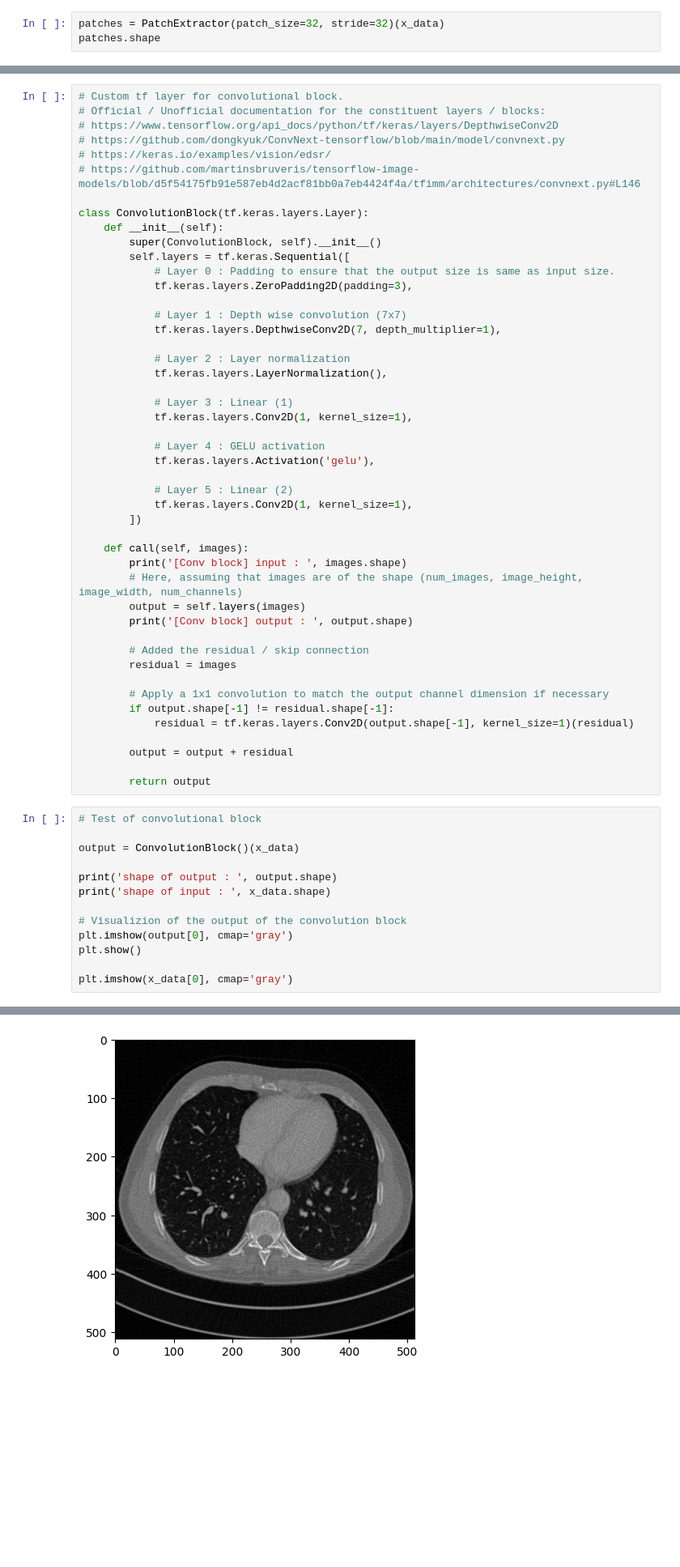
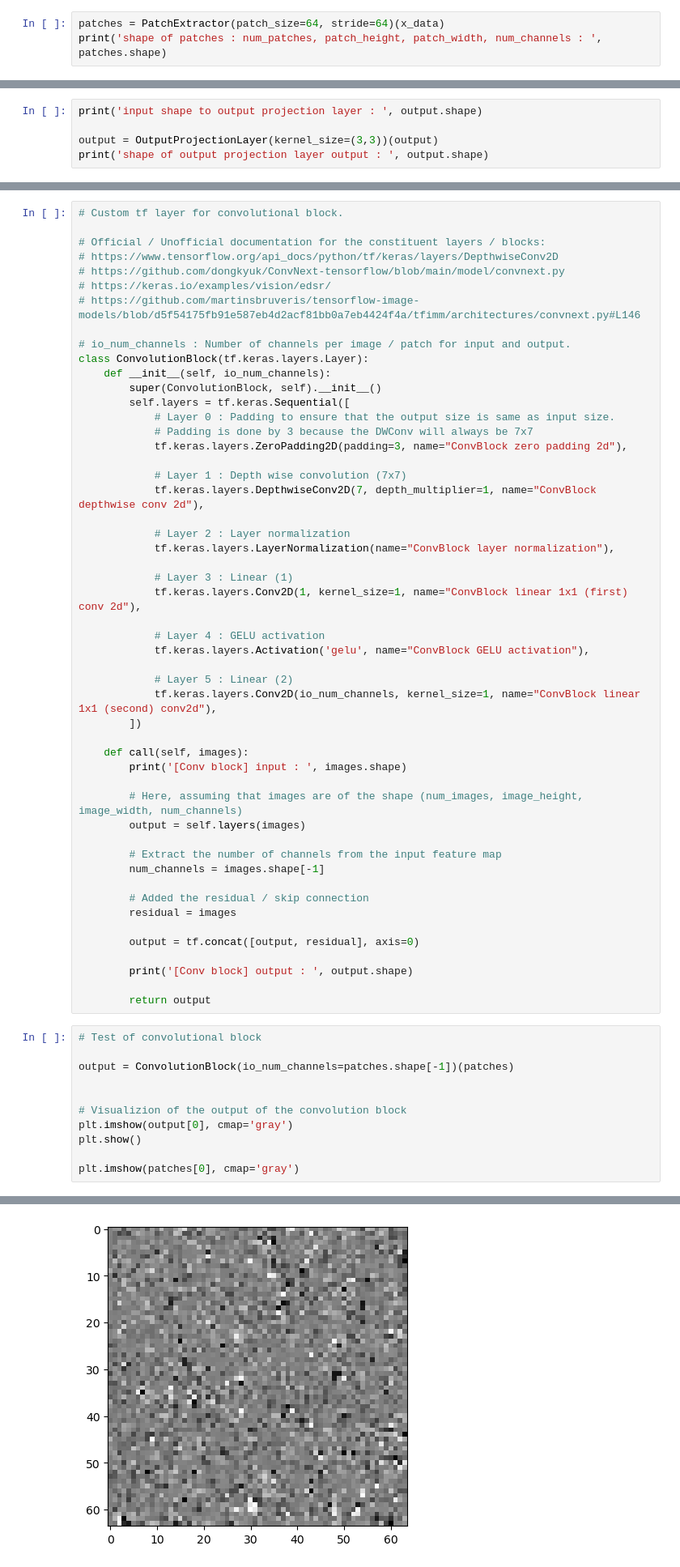
Before and after one commit to rtarun9/image-denoising-experiments, a Jupyter notebook: src/denoising-models/hformer_vit/blocks.ipynb, the cells around one changed output, grey strips where cells are left out. Shown at 81% size. Cells and saved outputs as stored; diff of their text form; blank space fills up the shorter version.

```diff
--- a/src/denoising-models/hformer_vit/blocks.ipynb
+++ b/src/denoising-models/hformer_vit/blocks.ipynb
@@ -137,5 +142,5 @@ class PatchExtractor(tf.keras.layers.Layer):
         return patches
 # %%
-patches = PatchExtractor(patch_size=32, stride=32)(x_data)
-patches.shape
+patches = PatchExtractor(patch_size=64, stride=64)(x_data)
+print('shape of patches : num_patches, patch_height, patch_width, num_channels : ', patches.shape)
 # %% [output]
@@ -209,0 +238,5 @@ this image has start patches :  961
+# %%
+print('input shape to output projection layer : ', output.shape)
+
+output = OutputProjectionLayer(kernel_size=(3,3))(output)
+print('shape of output projection layer output : ', output.shape)
@@ -224,62 +261,64 @@ Convolution Block
 ![](../../images/hformer-cnn.png)
 # %%
 # Custom tf layer for convolutional block.
+
 # Official / Unofficial documentation for the constituent layers / blocks:
 # https://www.tensorflow.org/api_docs/python/tf/keras/layers/DepthwiseConv2D
 # https://github.com/dongkyuk/ConvNext-tensorflow/blob/main/model/convnext.py
 # https://keras.io/examples/vision/edsr/
 # https://github.com/martinsbruveris/tensorflow-image-models/blob/d5f54175fb91e587eb4d2acf81bb0a7eb4424f4a/tfimm/architectures/convnext.py#L146
 
+# io_num_channels : Number of channels per image / patch for input and output.
 class ConvolutionBlock(tf.keras.layers.Layer):
-    def __init__(self):
+    def __init__(self, io_num_channels):
         super(ConvolutionBlock, self).__init__()
         self.layers = tf.keras.Sequential([
             # Layer 0 : Padding to ensure that the output size is same as input size.
-            tf.keras.layers.ZeroPadding2D(padding=3),
+            # Padding is done by 3 because the DWConv will always be 7x7
+            tf.keras.layers.ZeroPadding2D(padding=3, name="ConvBlock zero padding 2d"),
 
             # Layer 1 : Depth wise convolution (7x7)
-            tf.keras.layers.DepthwiseConv2D(7, depth_multiplier=1),
+            tf.keras.layers.DepthwiseConv2D(7, depth_multiplier=1, name="ConvBlock depthwise conv 2d"),
 
             # Layer 2 : Layer normalization
-            tf.keras.layers.LayerNormalization(),
+            tf.keras.layers.LayerNormalization(name="ConvBlock layer normalization"),
 
             # Layer 3 : Linear (1)
-            tf.keras.layers.Conv2D(1, kernel_size=1),
+            tf.keras.layers.Conv2D(1, kernel_size=1, name="ConvBlock linear 1x1 (first) conv 2d"),
 
             # Layer 4 : GELU activation
-            tf.keras.layers.Activation('gelu'),
+            tf.keras.layers.Activation('gelu', name="ConvBlock GELU activation"),
 
             # Layer 5 : Linear (2)
-            tf.keras.layers.Conv2D(1, kernel_size=1),
+            tf.keras.layers.Conv2D(io_num_channels, kernel_size=1, name="ConvBlock linear 1x1 (second) conv2d"),
         ])
 
     def call(self, images):
         print('[Conv block] input : ', images.shape)
+
         # Here, assuming that images are of the shape (num_images, image_height, image_width, num_channels)
         output = self.layers(images)
-        print('[Conv block] output : ', output.shape)
+
+        # Extract the number of channels from the input feature map
+        num_channels = images.shape[-1]
 
         # Added the residual / skip connection
         residual = images
 
-        # Apply a 1x1 convolution to match the output channel dimension if necessary
-        if output.shape[-1] != residual.shape[-1]:
-            residual = tf.keras.layers.Conv2D(output.shape[-1], kernel_size=1)(residual)
+        output = tf.concat([output, residual], axis=0)
 
-        output = output + residual
+        print('[Conv block] output : ', output.shape)
 
         return output
 # %%
 # Test of convolutional block
 
-output = ConvolutionBlock()(x_data)
+output = ConvolutionBlock(io_num_channels=patches.shape[-1])(patches)
 
-print('shape of output : ', output.shape)
-print('shape of input : ', x_data.shape)
 
 # Visualizion of the output of the convolution block
 plt.imshow(output[0], cmap='gray')
 plt.show()
 
-plt.imshow(x_data[0], cmap='gray')
+plt.imshow(patches[0], cmap='gray')
 # %% [output]
@@ -290,2 +327,2 @@ shape of input :  (2, 512, 512, 1)
-[figure, old version]
+[figure, new version]
 <matplotlib.image.AxesImage at 0x...>
```
Also changed, not shown: parts of 30 cells of this notebook, 3 other files.
